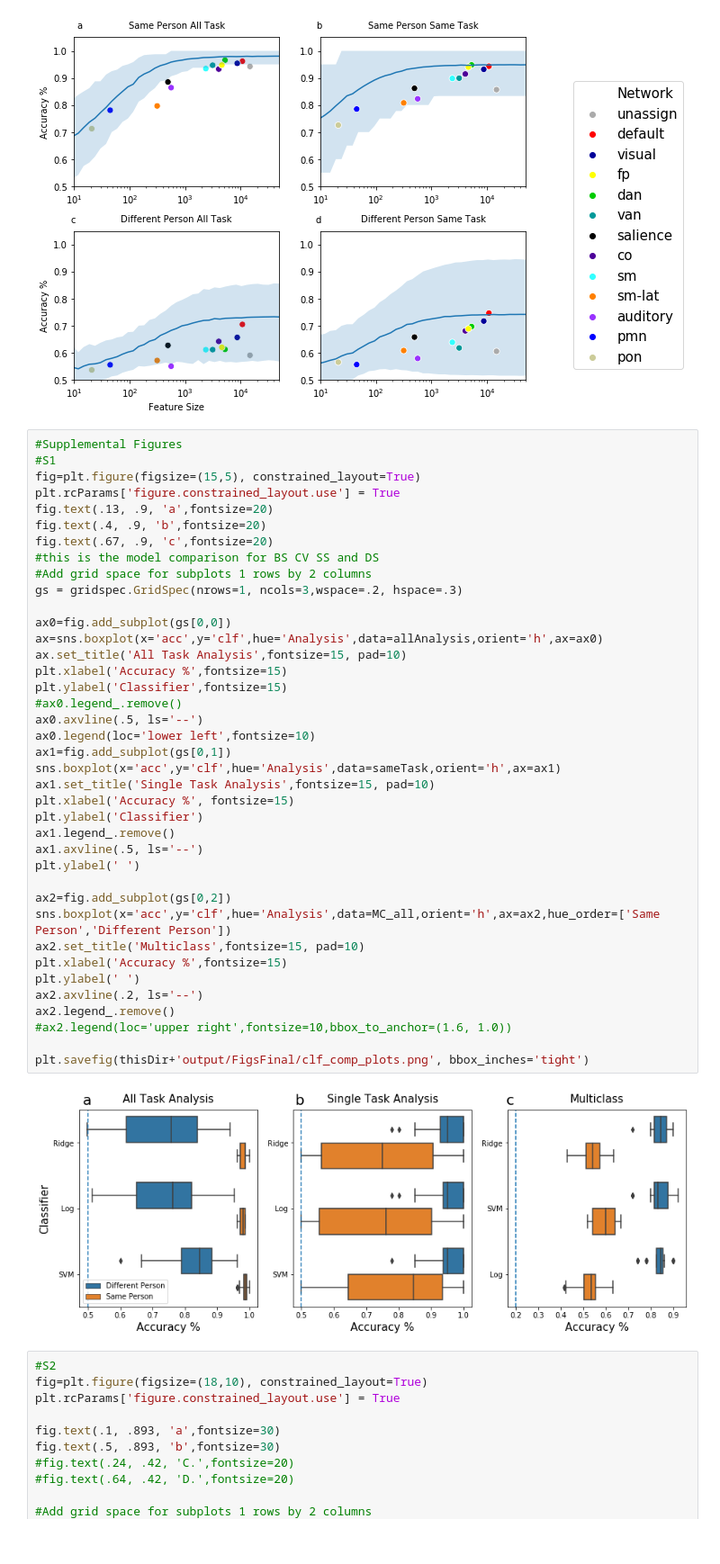
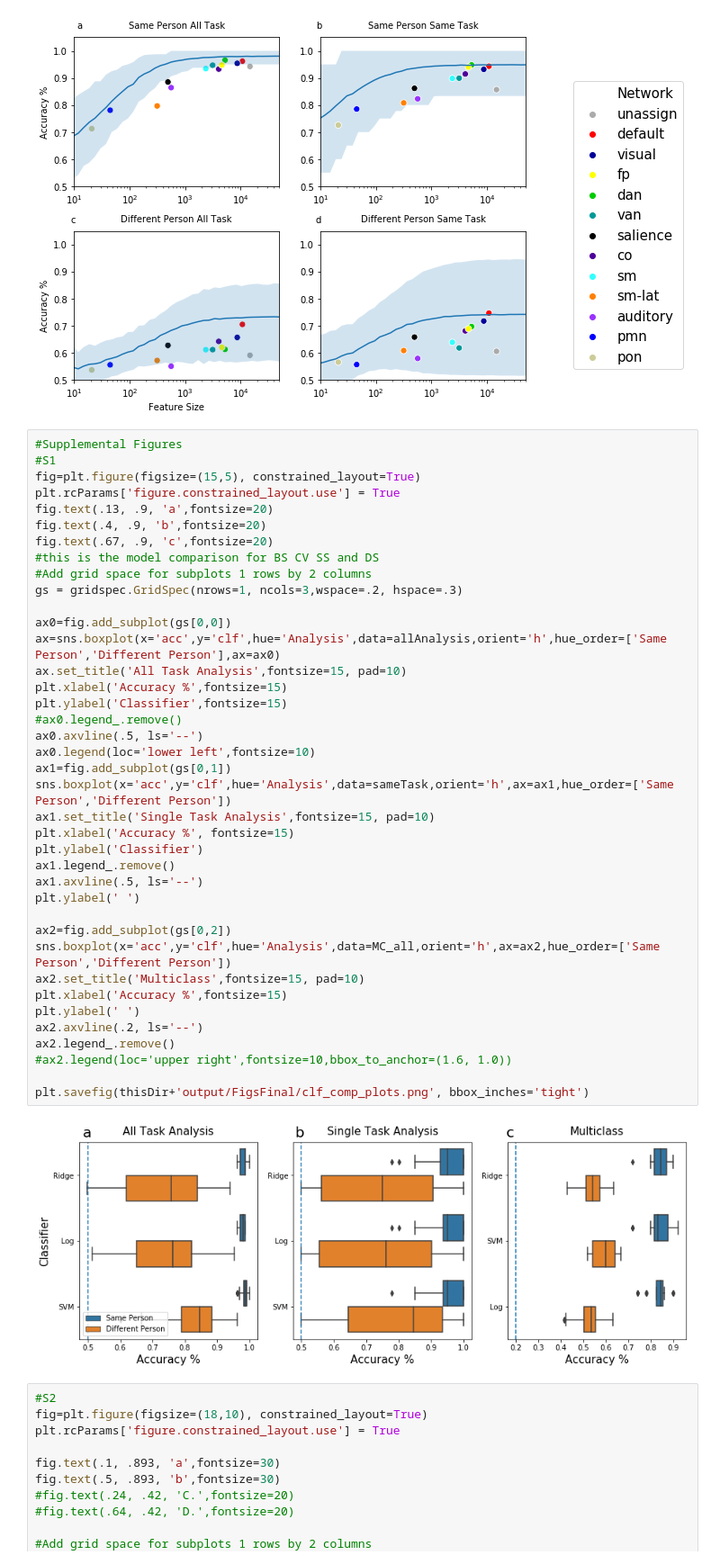
Before and after one commit to GrattonLab/MSC_Alexis, a Jupyter notebook: analysis/code/mL_rsfMRI/Figures/FinalFigures.ipynb, the cells around one changed output. Shown at 90% size. Saved outputs shown, nothing was run; the diff lists cells and outputs as text.

```diff
--- a/analysis/code/mL_rsfMRI/Figures/FinalFigures.ipynb
+++ b/analysis/code/mL_rsfMRI/Figures/FinalFigures.ipynb
@@ -875,36 +888,36 @@ fig.text(.67, .9, 'c',fontsize=20)
 #this is the model comparison for BS CV SS and DS
 #Add grid space for subplots 1 rows by 2 columns
 gs = gridspec.GridSpec(nrows=1, ncols=3,wspace=.2, hspace=.3)
 
 ax0=fig.add_subplot(gs[0,0])
-ax=sns.boxplot(x='acc',y='clf',hue='Analysis',data=allAnalysis,orient='h',ax=ax0)
+ax=sns.boxplot(x='acc',y='clf',hue='Analysis',data=allAnalysis,orient='h',hue_order=['Same Person','Different Person'],ax=ax0)
 ax.set_title('All Task Analysis',fontsize=15, pad=10)
 plt.xlabel('Accuracy %',fontsize=15)
 plt.ylabel('Classifier',fontsize=15)
 #ax0.legend_.remove()
 ax0.axvline(.5, ls='--')
 ax0.legend(loc='lower left',fontsize=10)
 ax1=fig.add_subplot(gs[0,1])
-sns.boxplot(x='acc',y='clf',hue='Analysis',data=sameTask,orient='h',ax=ax1)
+sns.boxplot(x='acc',y='clf',hue='Analysis',data=sameTask,orient='h',ax=ax1,hue_order=['Same Person','Different Person'])
 ax1.set_title('Single Task Analysis',fontsize=15, pad=10)
 plt.xlabel('Accuracy %', fontsize=15)
 plt.ylabel('Classifier')
 ax1.legend_.remove()
 ax1.axvline(.5, ls='--')
 plt.ylabel(' ')
 
 ax2=fig.add_subplot(gs[0,2])
 sns.boxplot(x='acc',y='clf',hue='Analysis',data=MC_all,orient='h',ax=ax2,hue_order=['Same Person','Different Person'])
 ax2.set_title('Multiclass',fontsize=15, pad=10)
 plt.xlabel('Accuracy %',fontsize=15)
 plt.ylabel(' ')
 ax2.axvline(.2, ls='--')
 ax2.legend_.remove()
 #ax2.legend(loc='upper right',fontsize=10,bbox_to_anchor=(1.6, 1.0))
 
 plt.savefig(thisDir+'output/FigsFinal/clf_comp_plots.png', bbox_inches='tight')
 # %% [output]
-[figure, old version]
+[figure, new version]
 # %%
 #S2
 fig=plt.figure(figsize=(18,10), constrained_layout=True)
```
Also changed, not shown: parts of 10 cells of this notebook, 11 other files.
